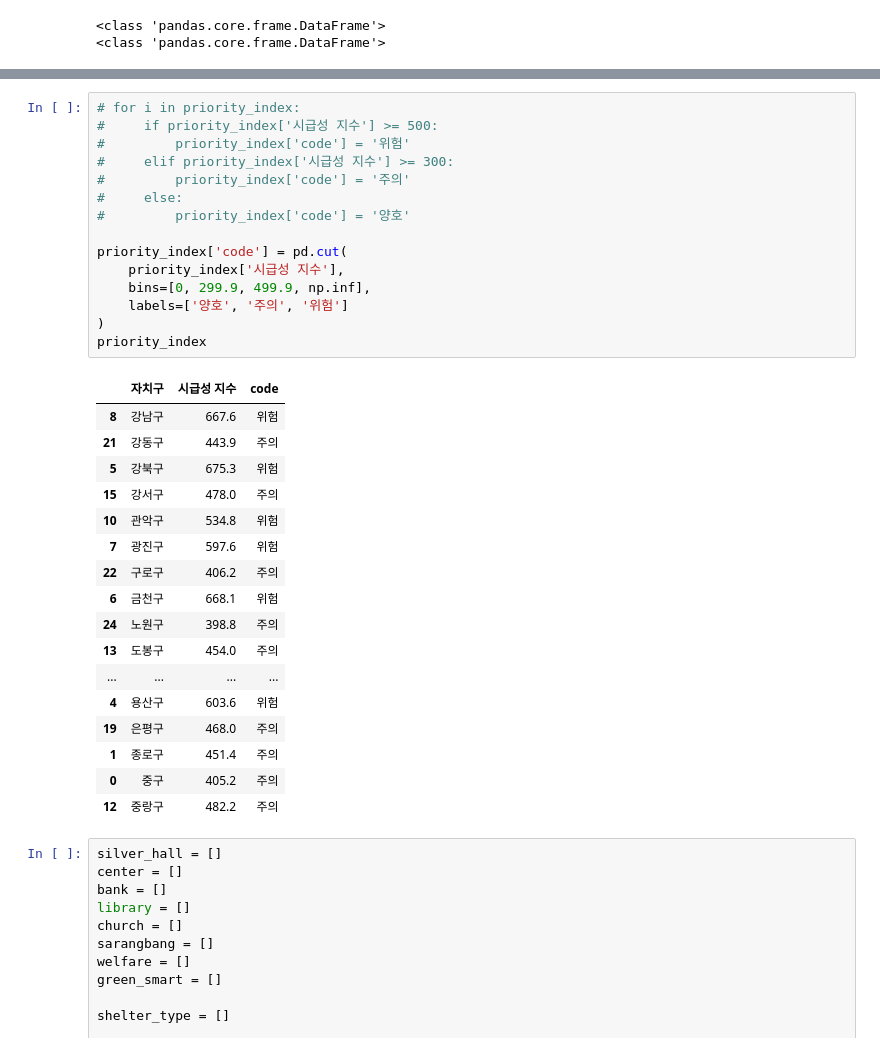
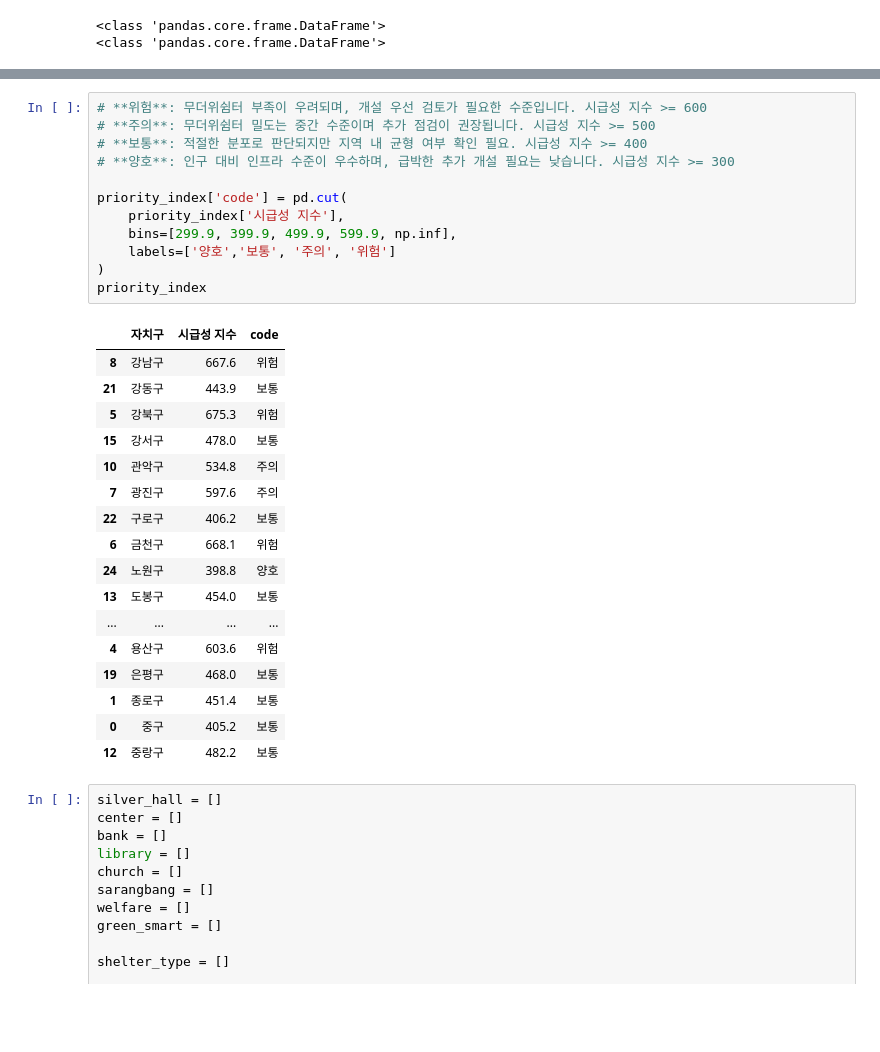
Before and after one commit to clover-park/SeSAC, a Jupyter notebook: mini_pro1_heatshelter.ipynb, the cells around one changed output, grey strips where cells are left out. Cells and saved outputs as stored; diff of their text form; blank space fills up the shorter version.

```diff
--- a/shelter.ipynb
+++ b/mini_pro1_heatshelter.ipynb
@@ -382,38 +378,35 @@ priority_index
 | 0 | 중구 | 405.2 |
 | 12 | 중랑구 | 482.2 |
 # %%
-# for i in priority_index:
-#     if priority_index['시급성 지수'] >= 500:
-#         priority_index['code'] = '위험'
-#     elif priority_index['시급성 지수'] >= 300:
-#         priority_index['code'] = '주의'
-#     else:
-#         priority_index['code'] = '양호'
+# **위험**: 무더위쉼터 부족이 우려되며, 개설 우선 검토가 필요한 수준입니다. 시급성 지수 >= 600
+# **주의**: 무더위쉼터 밀도는 중간 수준이며 추가 점검이 권장됩니다. 시급성 지수 >= 500
+# **보통**: 적절한 분포로 판단되지만 지역 내 균형 여부 확인 필요. 시급성 지수 >= 400
+# **양호**: 인구 대비 인프라 수준이 우수하며, 급박한 추가 개설 필요는 낮습니다. 시급성 지수 >= 300
 
 priority_index['code'] = pd.cut(
     priority_index['시급성 지수'],
-    bins=[0, 299.9, 499.9, np.inf],
-    labels=['양호', '주의', '위험']
+    bins=[299.9, 399.9, 499.9, 599.9, np.inf],
+    labels=['양호','보통', '주의', '위험']
 )
 priority_index
 # %% [output]
 |  | 자치구 | 시급성 지수 | code |
 | 8 | 강남구 | 667.6 | 위험 |
-| 21 | 강동구 | 443.9 | 주의 |
+| 21 | 강동구 | 443.9 | 보통 |
 | 5 | 강북구 | 675.3 | 위험 |
-| 15 | 강서구 | 478.0 | 주의 |
-| 10 | 관악구 | 534.8 | 위험 |
-| 7 | 광진구 | 597.6 | 위험 |
-| 22 | 구로구 | 406.2 | 주의 |
+| 15 | 강서구 | 478.0 | 보통 |
+| 10 | 관악구 | 534.8 | 주의 |
+| 7 | 광진구 | 597.6 | 주의 |
+| 22 | 구로구 | 406.2 | 보통 |
 | 6 | 금천구 | 668.1 | 위험 |
-| 24 | 노원구 | 398.8 | 주의 |
-| 13 | 도봉구 | 454.0 | 주의 |
+| 24 | 노원구 | 398.8 | 양호 |
+| 13 | 도봉구 | 454.0 | 보통 |
 | ... | ... | ... | ... |
 | 4 | 용산구 | 603.6 | 위험 |
-| 19 | 은평구 | 468.0 | 주의 |
-| 1 | 종로구 | 451.4 | 주의 |
-| 0 | 중구 | 405.2 | 주의 |
-| 12 | 중랑구 | 482.2 | 주의 |
+| 19 | 은평구 | 468.0 | 보통 |
+| 1 | 종로구 | 451.4 | 보통 |
+| 0 | 중구 | 405.2 | 보통 |
+| 12 | 중랑구 | 482.2 | 보통 |
 # %%
 silver_hall = []
 center = []
```
Also changed, not shown: parts of 5 cells of this notebook, 26 other files.
